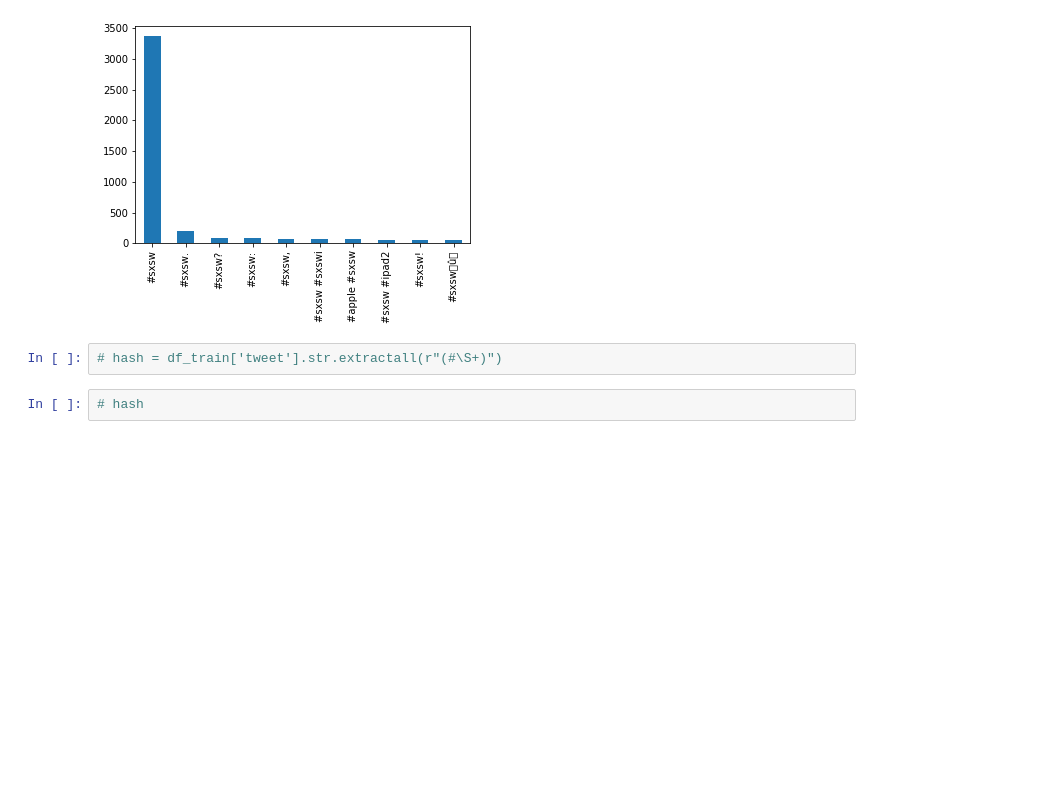
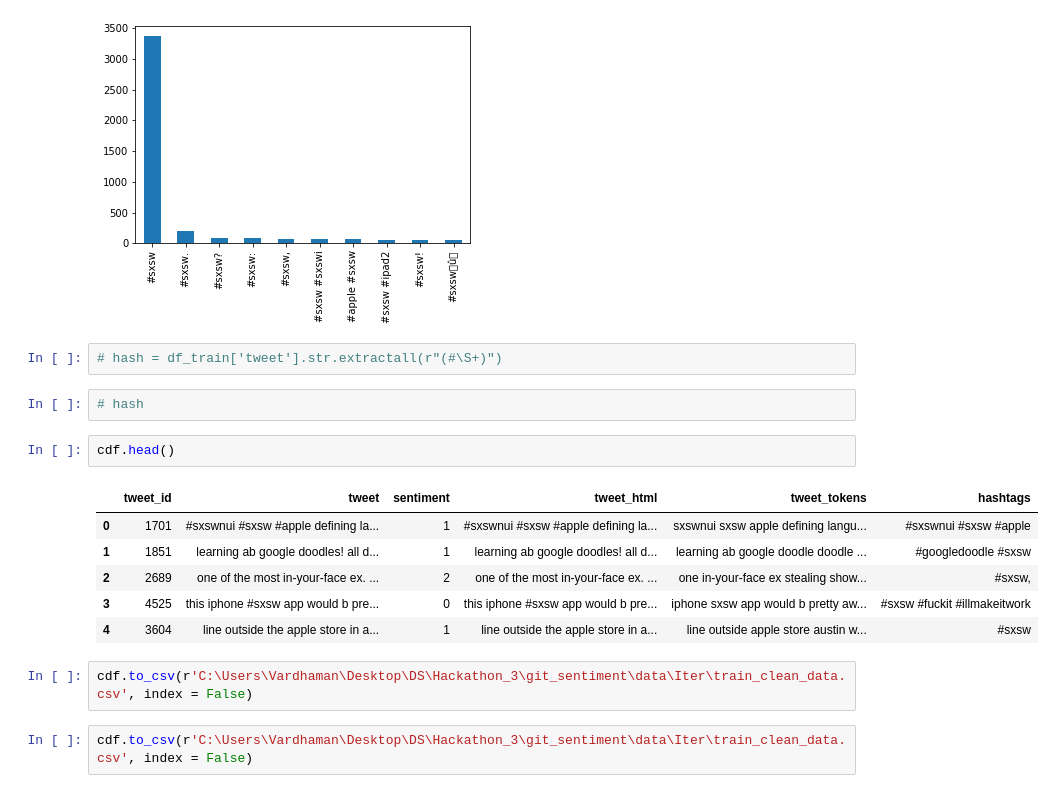
Before and after one commit to HarshBedmutha/Sentiment-Analysis-Hackathon, a Jupyter notebook: Notebooks/Data_Analysis-Copy1.ipynb, the cells around one changed output. Cells and saved outputs as stored; diff of their text form; blank space fills up the shorter version.

Commit message:
train_clean_pushed

```diff
--- a/Notebooks/Data_Analysis-Copy1.ipynb
+++ b/Notebooks/Data_Analysis-Copy1.ipynb
@@ -599,3 +599,16 @@ df_train['hashtags'].value_counts().head(10).plot(kind='bar')
 # hash = df_train['tweet'].str.extractall(r"(#\S+)")
 # %%
 # hash
+# %%
+cdf.head()
+# %% [output]
+|  | tweet_id | tweet | sentiment | tweet_html | tweet_tokens | hashtags |
+| 0 | 1701 | #sxswnui #sxsw #apple defining la... | 1 | #sxswnui #sxsw #apple defining la... | sxswnui sxsw apple defining langu... | #sxswnui #sxsw #apple |
+| 1 | 1851 | learning ab google doodles! all d... | 1 | learning ab google doodles! all d... | learning ab google doodle doodle ... | #googledoodle #sxsw |
+| 2 | 2689 | one of the most in-your-face ex. ... | 2 | one of the most in-your-face ex. ... | one in-your-face ex stealing show... | #sxsw, |
+| 3 | 4525 | this iphone #sxsw app would b pre... | 0 | this iphone #sxsw app would b pre... | iphone sxsw app would b pretty aw... | #sxsw #fuckit #illmakeitwork |
+| 4 | 3604 | line outside the apple store in a... | 1 | line outside the apple store in a... | line outside apple store austin w... | #sxsw |
+# %%
+cdf.to_csv(r'C:\Users\Vardhaman\Desktop\DS\Hackathon_3\git_sentiment\data\Iter\train_clean_data.csv', index = False)
+# %%
+cdf.to_csv(r'C:\Users\Vardhaman\Desktop\DS\Hackathon_3\git_sentiment\data\Iter\train_clean_data.csv', index = False)
```
Also changed, not shown: 1 other file.
